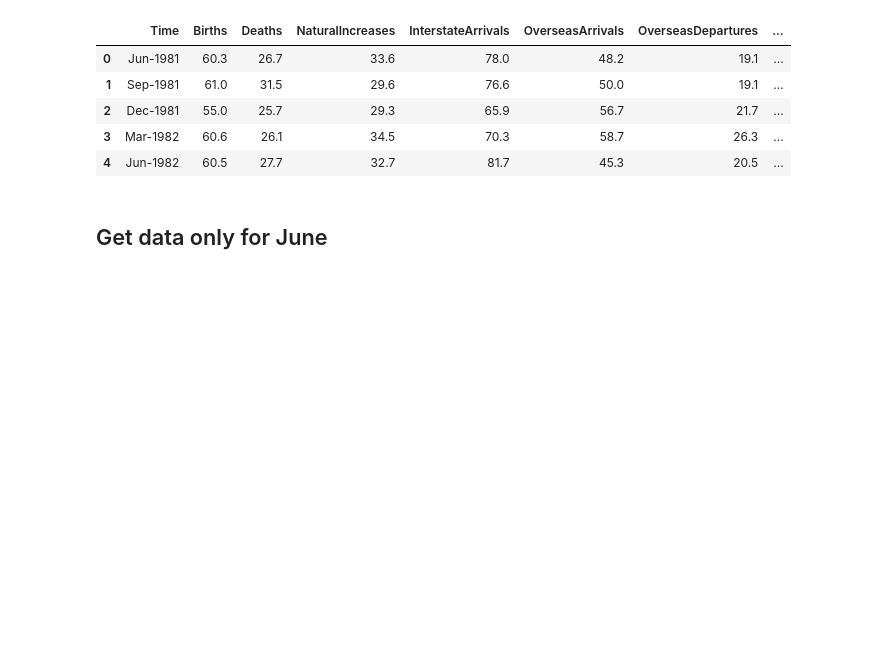
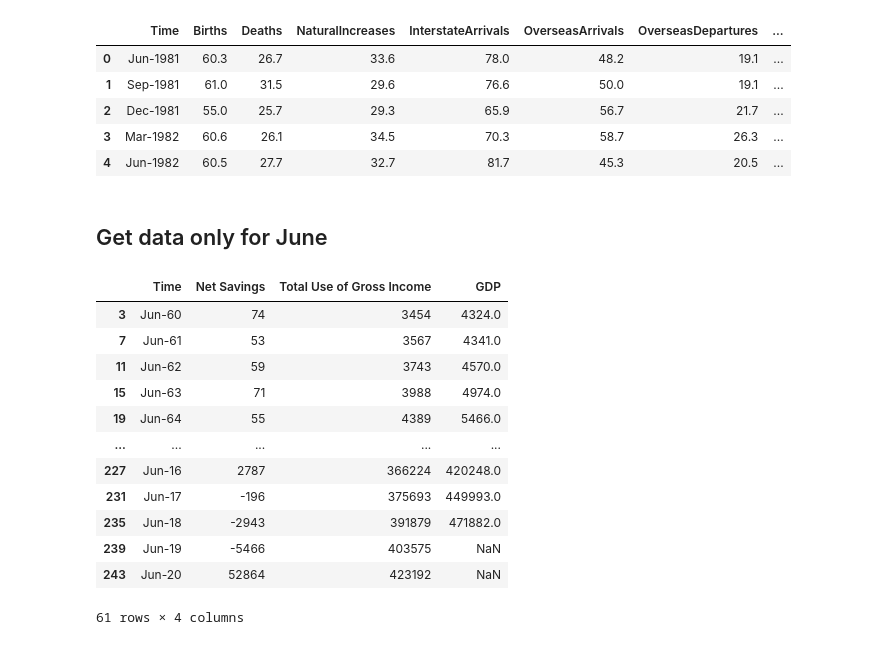
Before and after one commit to TribThapa/AustralianEconomyAnalysis, a Jupyter notebook: Code/Economy.ipynb, the cells around one changed output. Saved outputs shown, nothing was run; the diff lists cells and outputs as text; code cells hidden in the pictures; blank space fills up the shorter version.

```diff
--- a/Code/Economy.ipynb
+++ b/Code/Economy.ipynb
@@ -103,3 +103,19 @@ economy_june_df.to_csv("../Data/ProcessedData/Economy_JuneOnly.csv")
 employment_june_df = employment_df[employment_df.Time.str.match('Jun*')]
 
 employment_june_df.to_csv("../Data/ProcessedData/Employment_JuneOnly.csv")
+# %%
+economy_june_df.head(100)
+# %% [output]
+|  | Time | Net Savings | Total Use of Gross Income | GDP |
+| 3 | Jun-60 | 74 | 3454 | 4324.0 |
+| 7 | Jun-61 | 53 | 3567 | 4341.0 |
+| 11 | Jun-62 | 59 | 3743 | 4570.0 |
+| 15 | Jun-63 | 71 | 3988 | 4974.0 |
+| 19 | Jun-64 | 55 | 4389 | 5466.0 |
+| ... | ... | ... | ... | ... |
+| 227 | Jun-16 | 2787 | 366224 | 420248.0 |
+| 231 | Jun-17 | -196 | 375693 | 449993.0 |
+| 235 | Jun-18 | -2943 | 391879 | 471882.0 |
+| 239 | Jun-19 | -5466 | 403575 | NaN |
+| 243 | Jun-20 | 52864 | 423192 | NaN |
+61 rows × 4 columns
```
Also changed, not shown: parts of 7 cells of this notebook.
